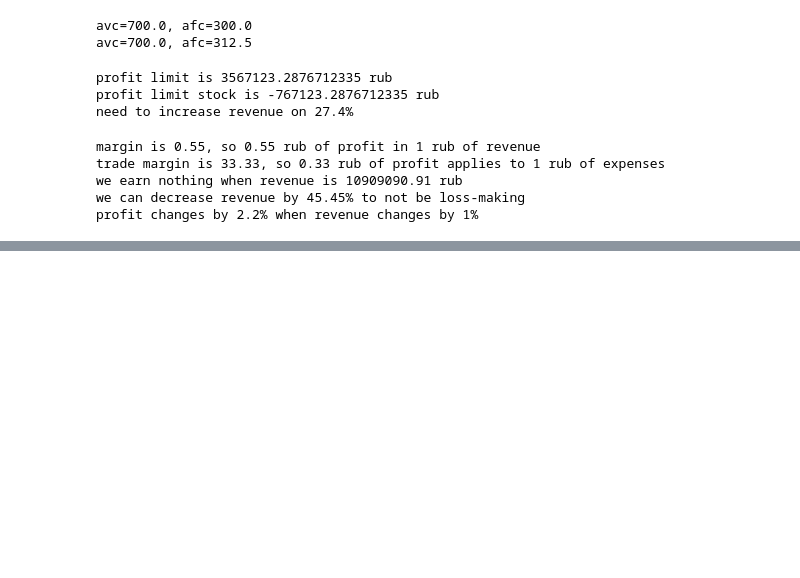
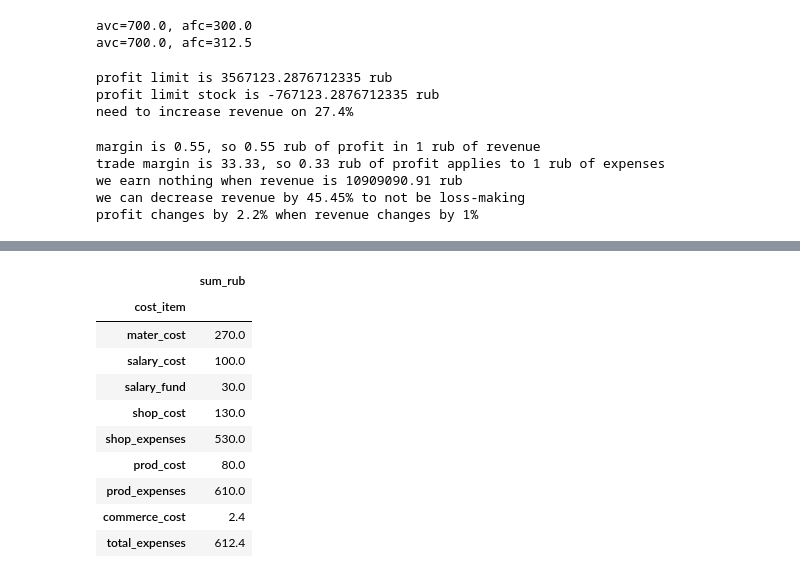
Before and after one commit to luculliano/stat_projects, a Jupyter notebook: economics_of_organization/exam_preparation/expenses.ipynb, the cells around one changed output, grey strips where cells are left out. Cells and saved outputs as stored; diff of their text form; code cells hidden in the pictures; blank space fills up the shorter version.

```diff
--- a/economics_of_organization/exam_preparation/expenses.ipynb
+++ b/economics_of_organization/exam_preparation/expenses.ipynb
@@ -110,0 +175,42 @@ profit changes by 2.2% when revenue changes by 1%
+# %%
+# Известно, что на каждую единицу продукции расходуется
+# материалов на сумму 270 руб. Сумма основной заработной платы основных
+# рабочих на единицу продукции составляет 100 руб. Отчисления с заработной
+# платы (страховые взносы) составляют 30 %. Коэффициент цеховых
+# (общепроизводственных) расходов равен 1,3 руб./руб., коэффициент
+# заводских (общехозяйственных) расходов равен 0,8 руб./руб. Базой
+# распределения цеховых и заводских расходов является основная (сдельная)
+# заработная плата основных рабочих. Внепроизводственные (коммерческие)
+# расходы составляют 3 % от заводской себестоимости. Рассчитать полную
+# себестоимость единицы продукции, составить калькуляцию
+calculation = pd.DataFrame(
+    [np.NaN]*9,
+    columns=['sum_rub'],
+    index=('mater_cost', 'salary_cost', 'salary_fund', 'shop_cost', 'shop_expenses', 'prod_cost',
+          'prod_expenses', 'commerce_cost', 'total_expenses')
+)
+calculation.index.name = 'cost_item'
+
+calculation.sum_rub.mater_cost = 270
+calculation.sum_rub.salary_cost = 100
+calculation.sum_rub.salary_fund = 100 * 0.3
+calculation.sum_rub.shop_cost = 1.3 * 100
+calculation.sum_rub.shop_expenses = calculation.loc[:'shop_cost'].sum().sum()
+calculation.sum_rub.prod_cost = 0.8 * 100
+calculation.sum_rub.prod_expenses = calculation.sum_rub.prod_cost + calculation.sum_rub.shop_expenses
+calculation.sum_rub.commerce_cost = calculation.sum_rub.prod_cost * 0.03
+calculation.sum_rub.total_expenses = calculation.sum_rub.prod_expenses + calculation.sum_rub.commerce_cost
+
+calculation
+# %% [output]
+|  | sum_rub |
+| cost_item |  |
+| mater_cost | 270.0 |
+| salary_cost | 100.0 |
+| salary_fund | 30.0 |
+| shop_cost | 130.0 |
+| shop_expenses | 530.0 |
+| prod_cost | 80.0 |
+| prod_expenses | 610.0 |
+| commerce_cost | 2.4 |
+| total_expenses | 612.4 |
```
Also changed, not shown: parts of 17 cells of this notebook.
